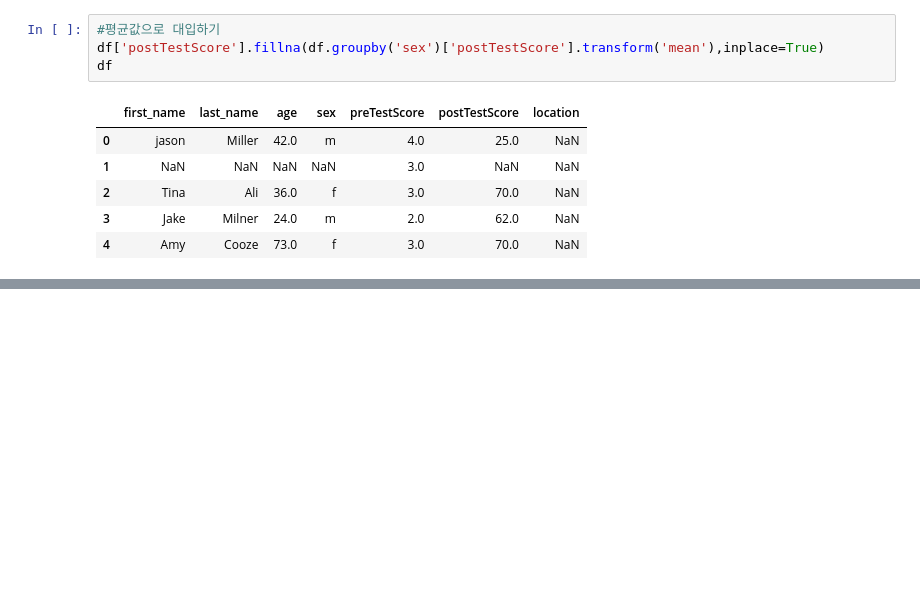
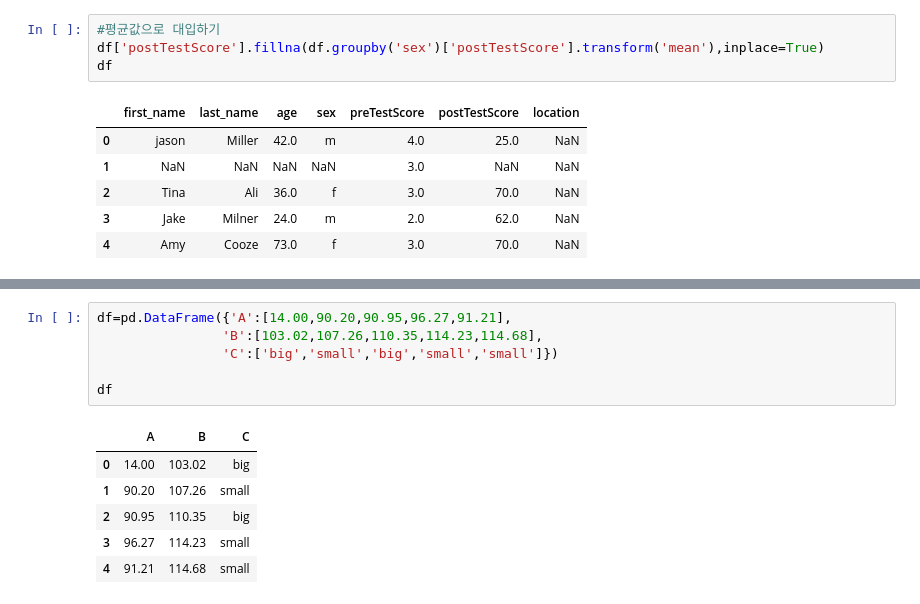
Before and after one commit to whdgus928/Python, a Jupyter notebook: data preprocessing.ipynb, the cells around one changed output, grey strips where cells are left out. Saved outputs shown, nothing was run; the diff lists cells and outputs as text; blank space fills up the shorter version.

```diff
--- a/data preprocessing.ipynb
+++ b/data preprocessing.ipynb
@@ -119,0 +212,13 @@ df
+# %%
+df=pd.DataFrame({'A':[14.00,90.20,90.95,96.27,91.21],
+                'B':[103.02,107.26,110.35,114.23,114.68],
+                'C':['big','small','big','small','small']})
+
+df
+# %% [output]
+|  | A | B | C |
+| 0 | 14.00 | 103.02 | big |
+| 1 | 90.20 | 107.26 | small |
+| 2 | 90.95 | 110.35 | big |
+| 3 | 96.27 | 114.23 | small |
+| 4 | 91.21 | 114.68 | small |
```
Also changed, not shown: parts of 11 cells of this notebook, 2 other files.
